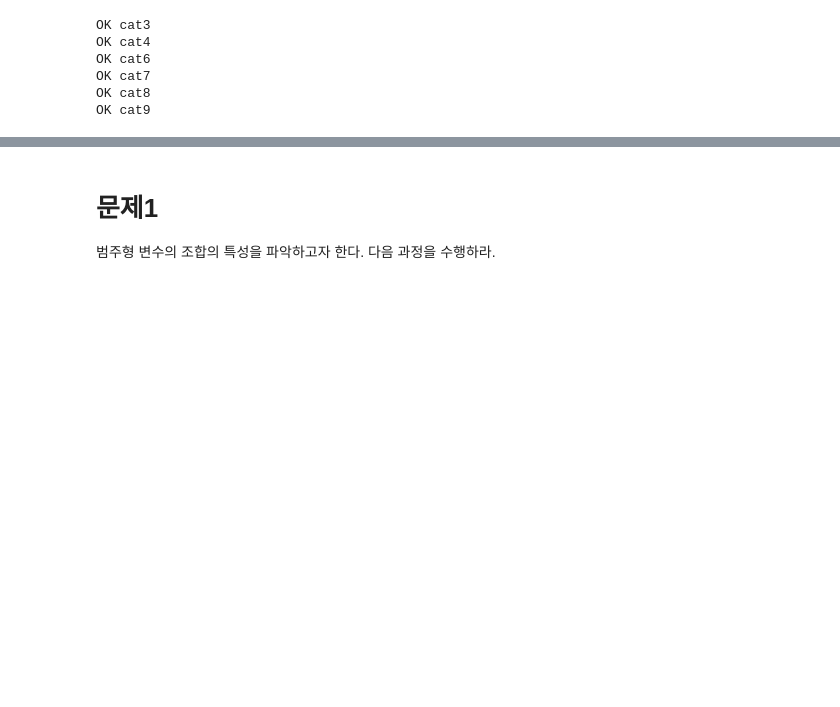
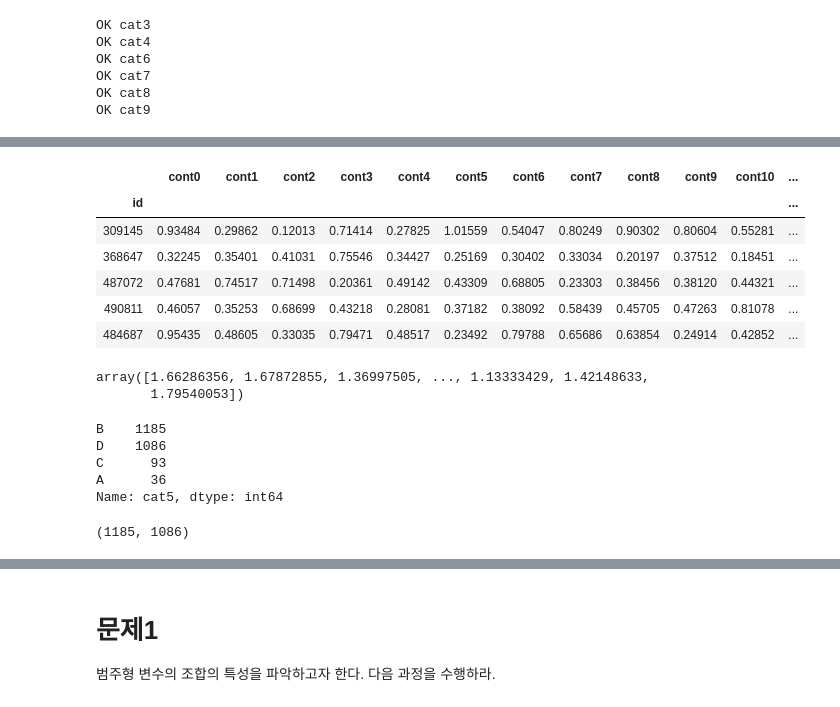
Before and after one commit to sunkusun9/DS_lv3_2507_2, a Jupyter notebook: sec_ds_lv3_prob2_prob.ipynb, the cells around one changed output, grey strips where cells are left out. Drawn from its saved outputs; the diff is of its cells as text; code cells hidden in the pictures; blank space fills up the shorter version.

```diff
--- a/sec_ds_lv3_prob2_prob.ipynb
+++ b/sec_ds_lv3_prob2_prob.ipynb
@@ -222,0 +213,5 @@ np.array(cat_cols), np.array(cont_cols)
+# %%
+cat_cols = ['cat{}'.format(i) for i in range(10)]
+cont_cols = ['cont{}'.format(i) for i in range(14)]
+df_basetable = df_train.copy()
+np.array(cat_cols), np.array(cont_cols)
@@ -222,0 +241,36 @@ np.array(cat_cols), np.array(cont_cols)
+# %%
+df_dunn = df_basetable.sample(frac=0.01, random_state=123)
+df_dunn[cont_cols].head()
+# %% [output]
+|  | cont0 | cont1 | cont2 | cont3 | cont4 | cont5 | cont6 | cont7 | cont8 | cont9 | cont10 | ... |
+| id |  |  |  |  |  |  |  |  |  |  |  | ... |
+| 309145 | 0.93484 | 0.29862 | 0.12013 | 0.71414 | 0.27825 | 1.01559 | 0.54047 | 0.80249 | 0.90302 | 0.80604 | 0.55281 | ... |
+| 368647 | 0.32245 | 0.35401 | 0.41031 | 0.75546 | 0.34427 | 0.25169 | 0.30402 | 0.33034 | 0.20197 | 0.37512 | 0.18451 | ... |
+| 487072 | 0.47681 | 0.74517 | 0.71498 | 0.20361 | 0.49142 | 0.43309 | 0.68805 | 0.23303 | 0.38456 | 0.38120 | 0.44321 | ... |
+| 490811 | 0.46057 | 0.35253 | 0.68699 | 0.43218 | 0.28081 | 0.37182 | 0.38092 | 0.58439 | 0.45705 | 0.47263 | 0.81078 | ... |
+| 484687 | 0.95435 | 0.48605 | 0.33035 | 0.79471 | 0.48517 | 0.23492 | 0.79788 | 0.65686 | 0.63854 | 0.24914 | 0.42852 | ... |
+# %%
+from scipy.spatial.distance import pdist, cdist, squareform
+squareform(
+    squareform(
+        pdist(df_dunn[cont_cols])
+    )
+)
+# %% [output]
+array([1.66286356, 1.67872855, 1.36997505, ..., 1.13333429, 1.42148633,
+       1.79540053])
+# %%
+df_dunn['cat5'].value_counts()
+# %% [output]
+B    1185
+D    1086
+C      93
+A      36
+Name: cat5, dtype: int64
+# %%
+cdist(
+    df_dunn.loc[df_dunn['cat5'] == 'B', cont_cols],
+    df_dunn.loc[df_dunn['cat5'] == 'D', cont_cols]
+).shape
+# %% [output]
+(1185, 1086)
```
Also changed, not shown: parts of 19 cells of this notebook.
